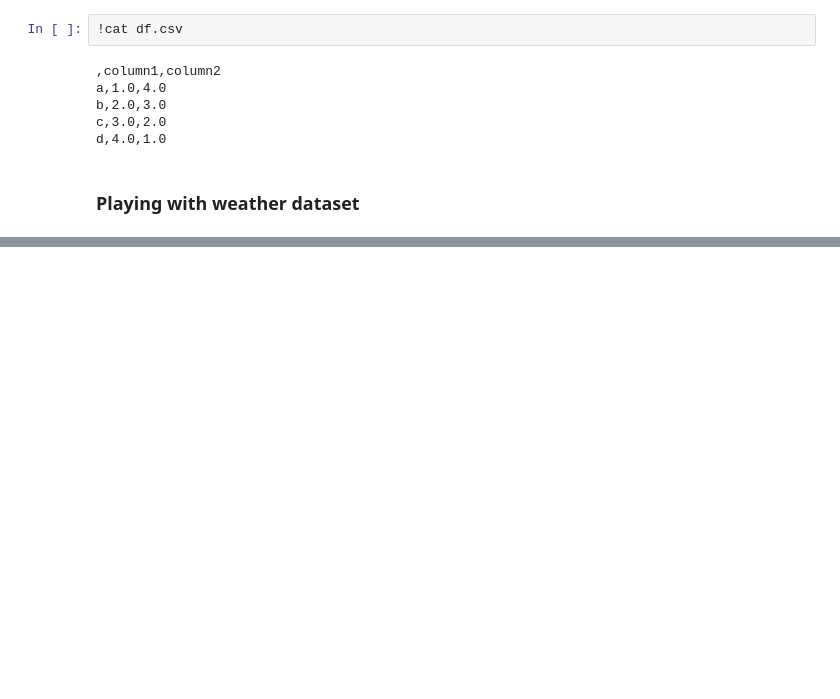
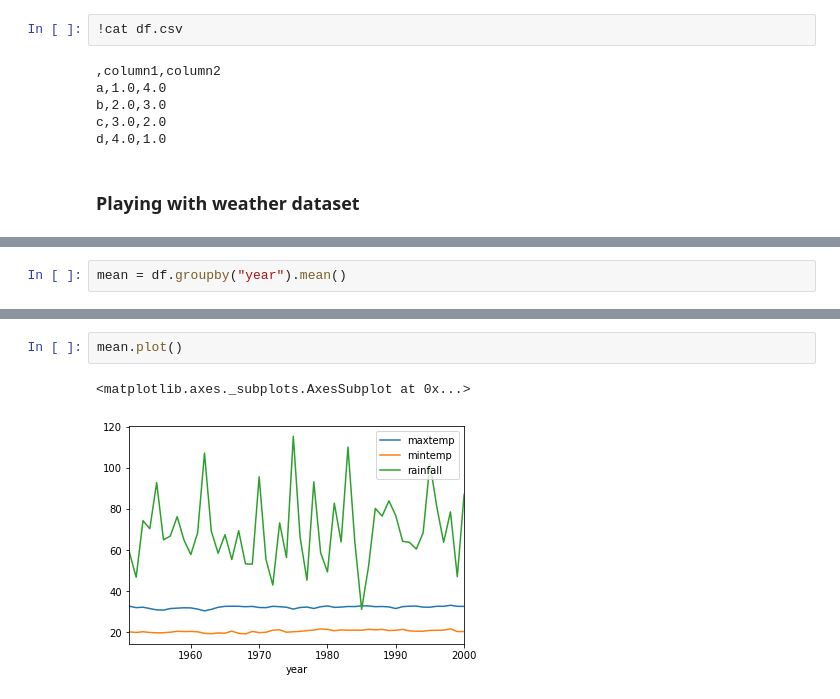
Before and after one commit to vikipedia/python-trainings, a Jupyter notebook: advanced/pandas.ipynb, the cells around one changed output, grey strips where cells are left out. Drawn from its saved outputs; the diff is of its cells as text; blank space fills up the shorter version.

```diff
--- a/advanced/pandas.ipynb
+++ b/advanced/pandas.ipynb
@@ -191,0 +240,2 @@ d,4.0,1.0
+# %%
+mean = df.groupby("year").mean()
@@ -191,0 +263,5 @@ d,4.0,1.0
+# %%
+mean.plot()
+# %% [output]
+<matplotlib.axes._subplots.AxesSubplot at 0x...>
+[figure, added]
```
Also changed, not shown: parts of 28 cells of this notebook, 1 other file.
